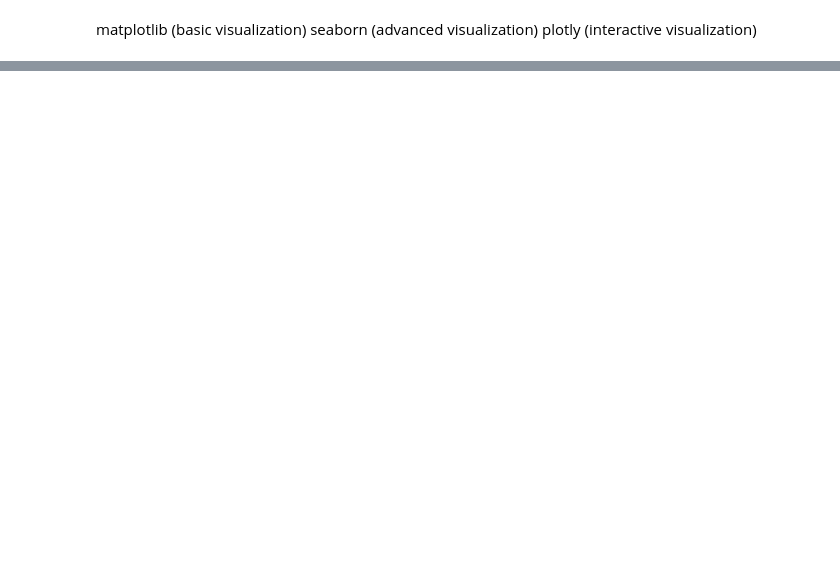
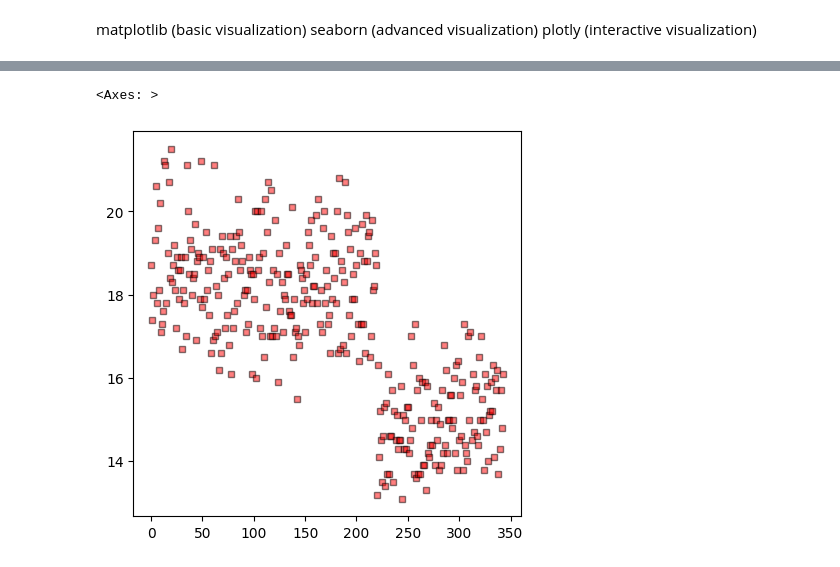
Before and after one commit to AKHIL869/data-science, a Jupyter notebook: analysis/visualization.ipynb, the cells around one changed output, grey strips where cells are left out. Drawn from its saved outputs; the diff is of its cells as text; code cells hidden in the pictures; blank space fills up the shorter version.

```diff
--- a/analysis/visualization.ipynb
+++ b/analysis/visualization.ipynb
@@ -16,0 +34,11 @@ NameError: name 'sns' is not defined
+# %%
+penguins['bill_depth_mm'].plot(linestyle='',
+                               marker='s',
+                               markersize=5,
+                               alpha=0.5,
+                               figsize=(5,5),
+                               markerfacecolor='red',
+                               markeredgecolor='black',)
+# %% [output]
+<Axes: >
+[figure, added]
```
Also changed, not shown: parts of 11 cells of this notebook.
